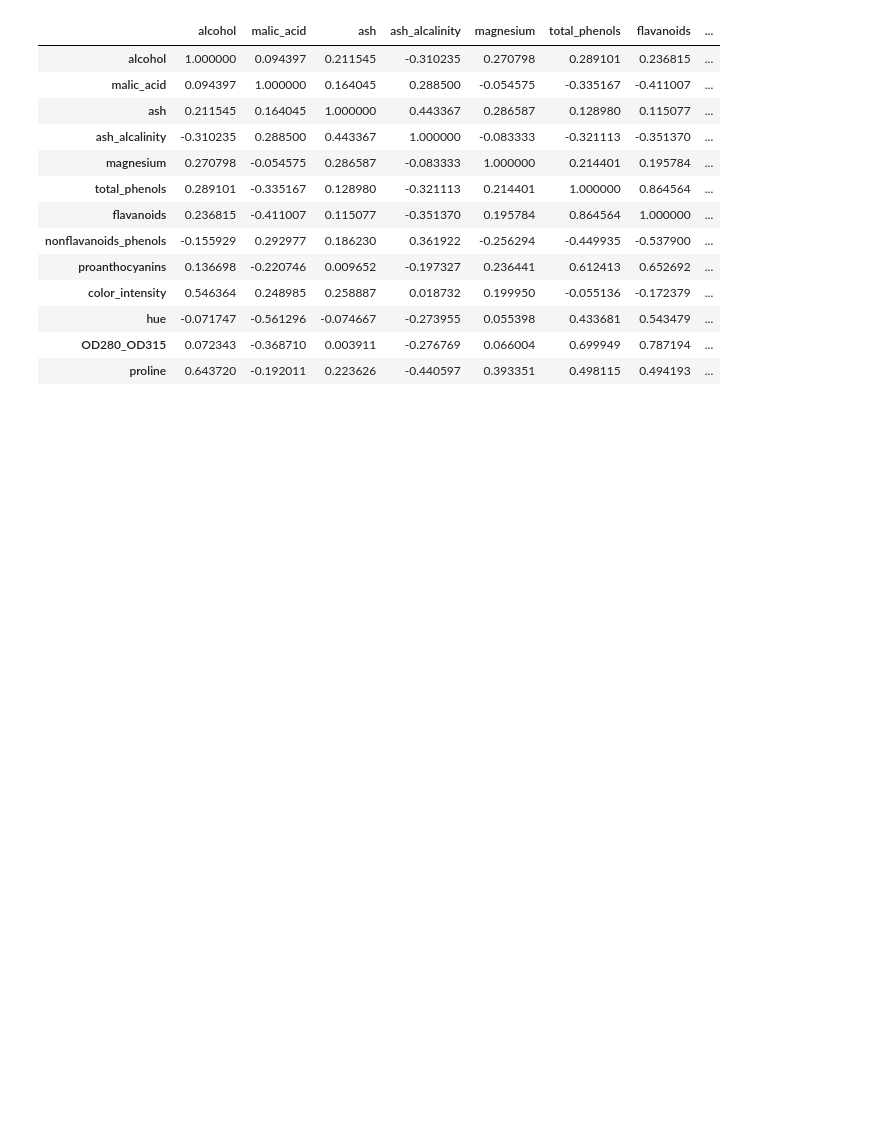
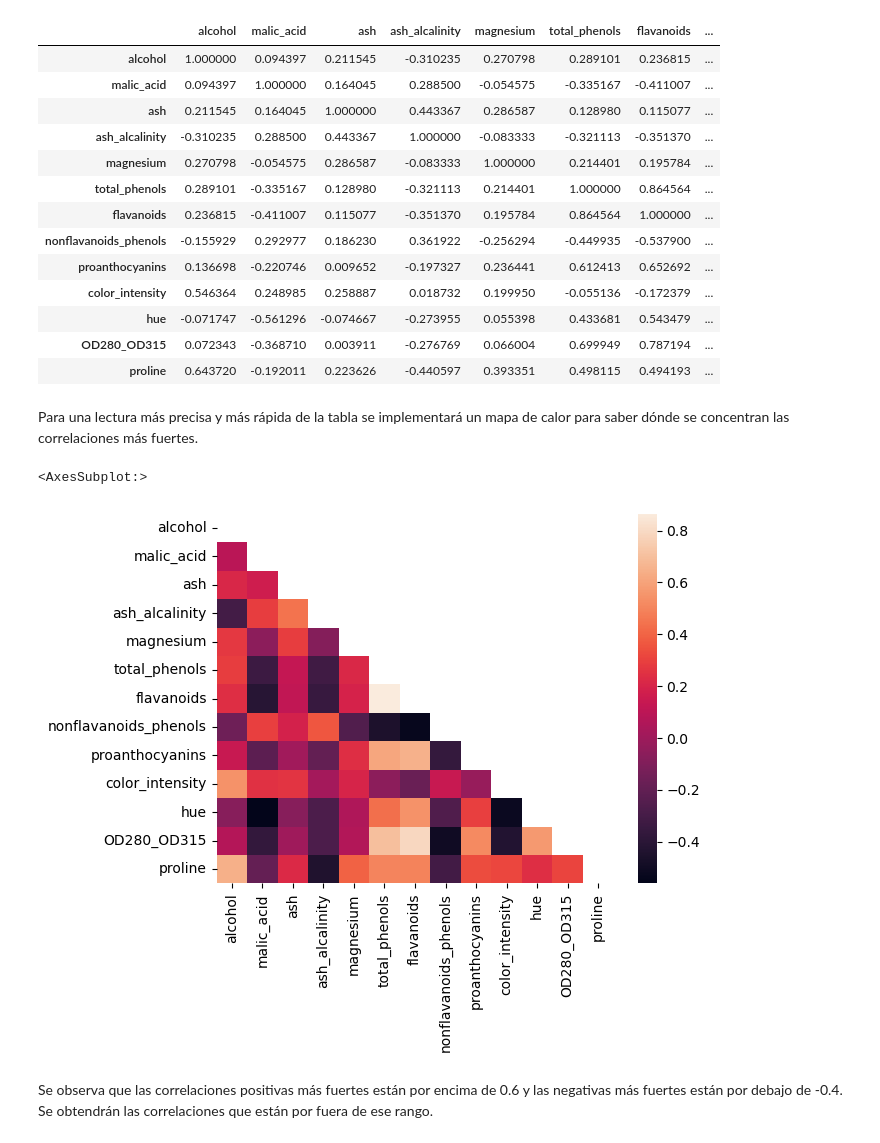
Before and after one commit to armandolezama/wine_analysis, a Jupyter notebook: sandbox.ipynb, the cells around one changed output. Cells and saved outputs as stored; diff of their text form; code cells hidden in the pictures; blank space fills up the shorter version.

```diff
--- a/sandbox.ipynb
+++ b/sandbox.ipynb
@@ -96,3 +136,13 @@ x_wine.corr()
 | hue | -0.071747 | -0.561296 | -0.074667 | -0.273955 | 0.055398 | 0.433681 | 0.543479 | ... |
 | OD280_OD315 | 0.072343 | -0.368710 | 0.003911 | -0.276769 | 0.066004 | 0.699949 | 0.787194 | ... |
 | proline | 0.643720 | -0.192011 | 0.223626 | -0.440597 | 0.393351 | 0.498115 | 0.494193 | ... |
+# %% [markdown]
+Para una lectura más precisa y más rápida de la tabla se implementará un mapa de calor para saber dónde se concentran las correlaciones más fuertes.
+# %%
+x_wine_corr = x_wine.corr()
+sns.heatmap(x_wine_corr, mask=np.triu(np.ones_like(x_wine_corr, dtype=bool)))
+# %% [output]
+<AxesSubplot:>
+[figure, added]
+# %% [markdown]
+Se observa que las correlaciones positivas más fuertes están por encima de 0.6 y las negativas más fuertes están por debajo de -0.4. Se obtendrán las correlaciones que están por fuera de ese rango.
```
Also changed, not shown: parts of 32 cells of this notebook.
